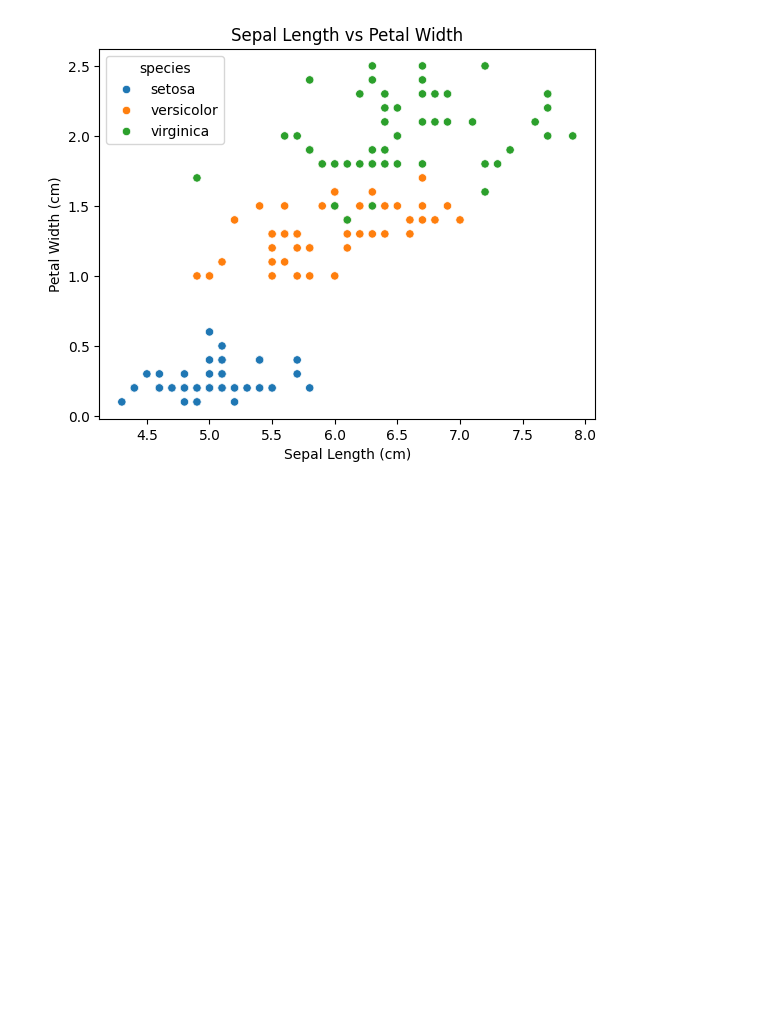
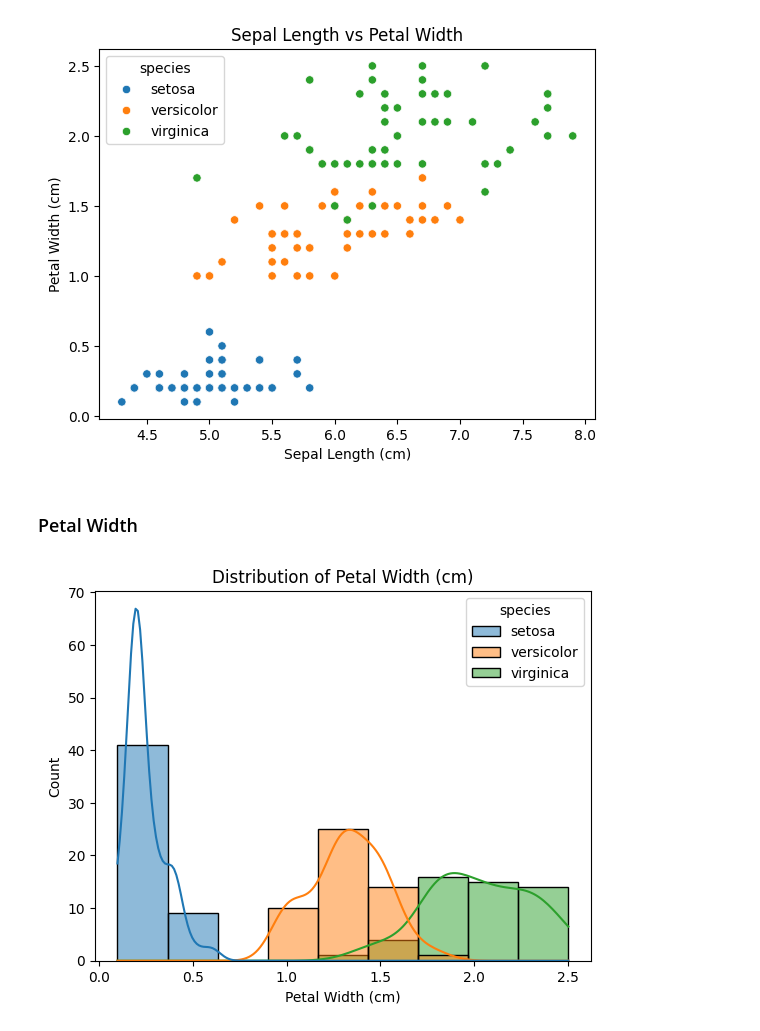
Before and after one commit to danielphilip12/Iris-Classification, a Jupyter notebook: EDA.ipynb, the cells around one changed output. Saved outputs shown, nothing was run; the diff lists cells and outputs as text; code cells hidden in the pictures; blank space fills up the shorter version.

```diff
--- a/EDA.ipynb
+++ b/EDA.ipynb
@@ -145,3 +153,12 @@ plt.ylabel("Petal Width (cm)");
 plt.savefig('./images/sepal_length_vs_petal_width.png')
 # %% [output]
 [figure]
+# %% [markdown]
+### Petal Width
+# %%
+sns.histplot(data=df, x='petal_width', hue='species', kde=True)
+plt.title("Distribution of Petal Width (cm)")
+plt.xlabel('Petal Width (cm)')
+plt.savefig('./images/petal_width_hist.png')
+# %% [output]
+[figure, added]
```
Also changed, not shown: parts of 7 cells of this notebook, 5 other files.
